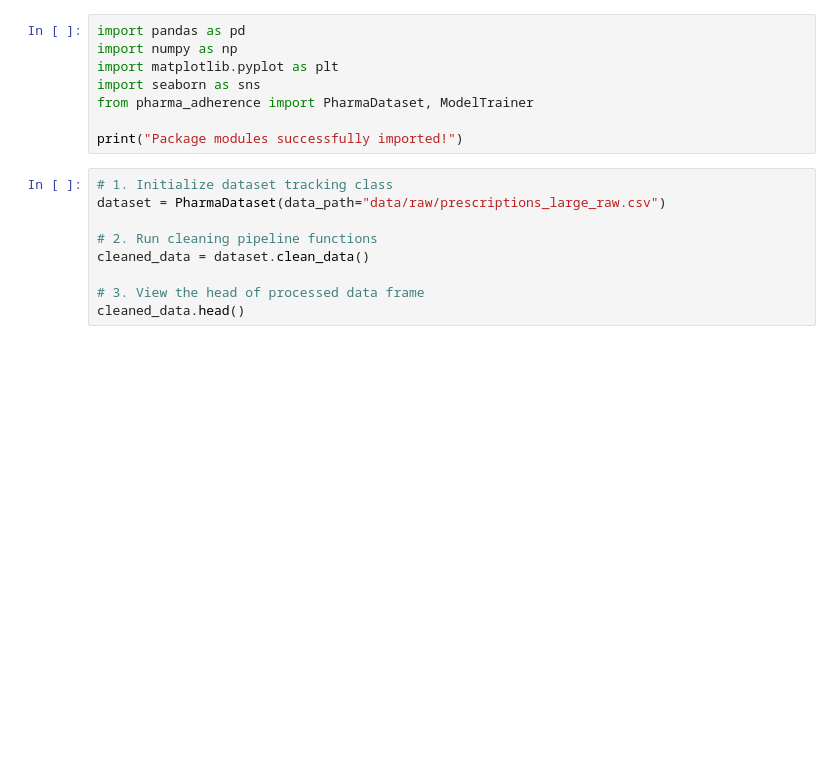
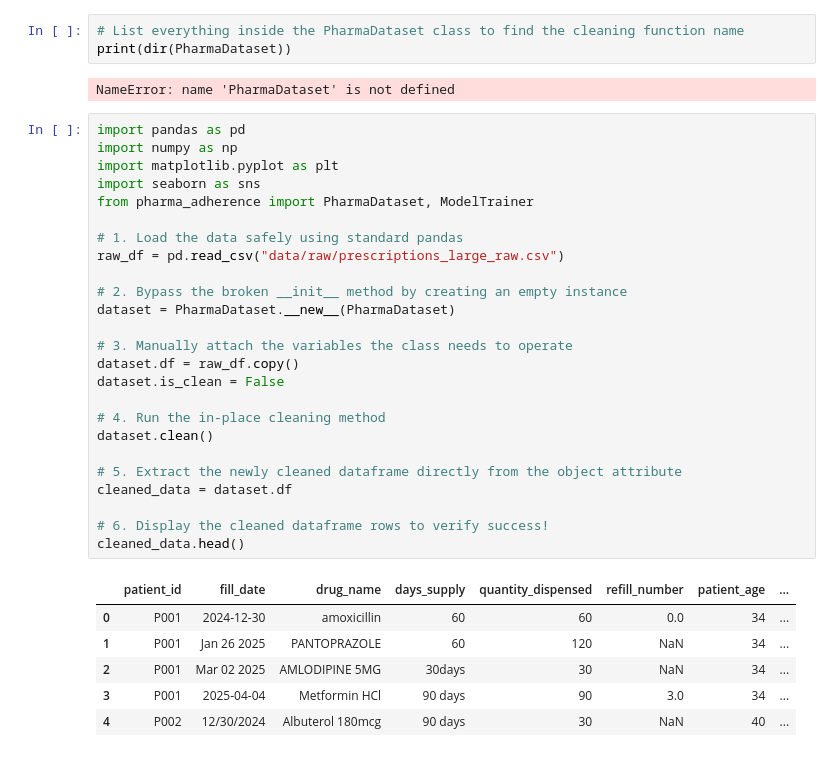
Before and after one commit to idaraakpan-max/cdd209-final, a Jupyter notebook: tutorial.ipynb, the cells around one changed output. Drawn from its saved outputs; the diff is of its cells as text; blank space fills up the shorter version.

```diff
--- a/tutorial.ipynb
+++ b/tutorial.ipynb
@@ -1,20 +1,40 @@
-# %%
-import pandas as pd
-import numpy as np
-import matplotlib.pyplot as plt
-import seaborn as sns
-from pharma_adherence import PharmaDataset, ModelTrainer
-
-print("Package modules successfully imported!")
-# %%
-# 1. Initialize dataset tracking class
-dataset = PharmaDataset(data_path="data/raw/prescriptions_large_raw.csv")
-
-# 2. Run cleaning pipeline functions
-cleaned_data = dataset.clean_data()
-
-# 3. View the head of processed data frame
-cleaned_data.head()
+# %%
+# List everything inside the PharmaDataset class to find the cleaning function name
+print(dir(PharmaDataset))
+# %% [output]
+NameError: name 'PharmaDataset' is not defined
+# %%
+import pandas as pd
+import numpy as np
+import matplotlib.pyplot as plt
+import seaborn as sns
+from pharma_adherence import PharmaDataset, ModelTrainer
+
+# 1. Load the data safely using standard pandas
+raw_df = pd.read_csv("data/raw/prescriptions_large_raw.csv")
+
+# 2. Bypass the broken __init__ method by creating an empty instance
+dataset = PharmaDataset.__new__(PharmaDataset)
+
+# 3. Manually attach the variables the class needs to operate
+dataset.df = raw_df.copy()
+dataset.is_clean = False
+
+# 4. Run the in-place cleaning method
+dataset.clean()
+
+# 5. Extract the newly cleaned dataframe directly from the object attribute
+cleaned_data = dataset.df
+
+# 6. Display the cleaned dataframe rows to verify success!
+cleaned_data.head()
+# %% [output]
+|  | patient_id | fill_date | drug_name | days_supply | quantity_dispensed | refill_number | patient_age | ... |
+| 0 | P001 | 2024-12-30 | amoxicillin | 60 | 60 | 0.0 | 34 | ... |
+| 1 | P001 | Jan 26 2025 | PANTOPRAZOLE | 60 | 120 | NaN | 34 | ... |
+| 2 | P001 | Mar 02 2025 | AMLODIPINE 5MG | 30days | 30 | NaN | 34 | ... |
+| 3 | P001 | 2025-04-04 | Metformin HCl | 90 days | 90 | 3.0 | 34 | ... |
+| 4 | P002 | 12/30/2024 | Albuterol 180mcg | 90 days | 30 | NaN | 40 | ... |
 # %%
 # Extract overall trends and demographic benchmarks
 print("--- Summary Statistics ---")
```
Also changed, not shown: parts of 5 cells of this notebook.
